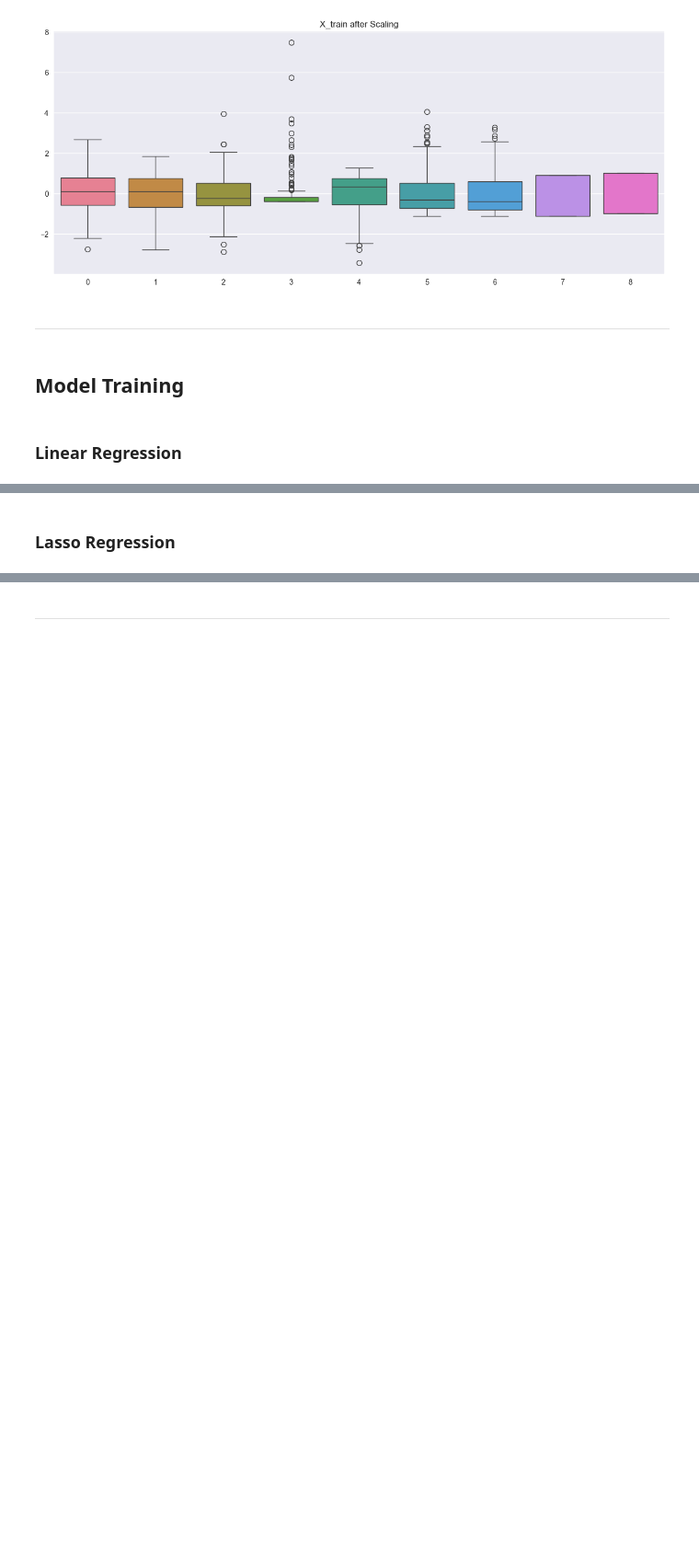
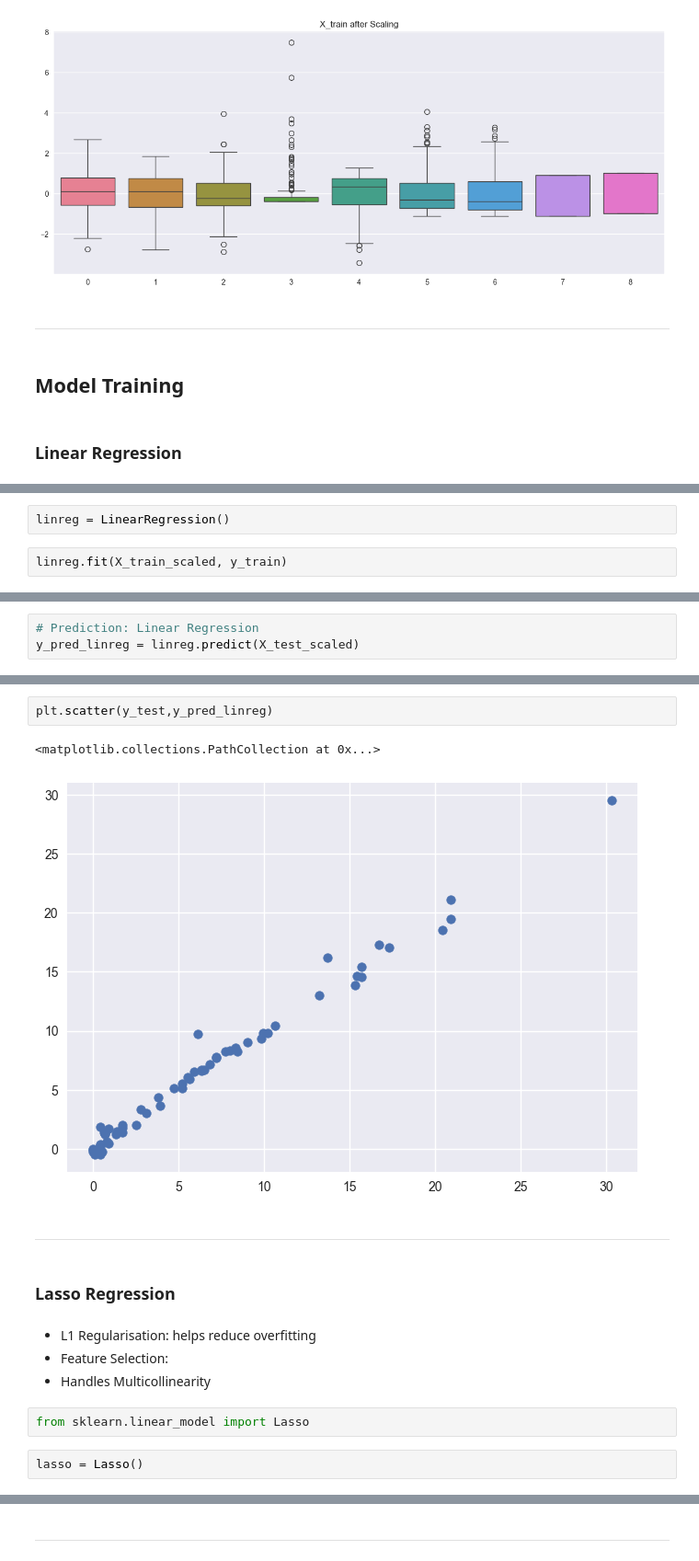
Before and after one commit to iceyisaak/ml-regression-forrest-fire-prediction, a Jupyter notebook: 2_eda-and-model-training.ipynb, the cells around one changed output, grey strips where cells are left out. Shown at 92% size. Saved outputs shown, nothing was run; the diff lists cells and outputs as text; blank space fills up the shorter version.

Commit message:
Done training models

```diff
--- a/2_eda-and-model-training.ipynb
+++ b/2_eda-and-model-training.ipynb
@@ -321,0 +323,4 @@ plt.title('X_train after Scaling');
+# %%
+linreg = LinearRegression()
+# %%
+linreg.fit(X_train_scaled, y_train)
@@ -321,0 +329,3 @@ plt.title('X_train after Scaling');
+# %%
+# Prediction: Linear Regression
+y_pred_linreg = linreg.predict(X_test_scaled)
@@ -322,2 +372,17 @@ plt.title('X_train after Scaling');
+# %%
+plt.scatter(y_test,y_pred_linreg)
+# %% [output]
+<matplotlib.collections.PathCollection at 0x...>
+[figure, added]
+# %% [markdown]
+---
 # %% [markdown]
 ### Lasso Regression
+# %% [markdown]
+- L1 Regularisation: helps reduce overfitting
+- Feature Selection:
+- Handles Multicollinearity
+# %%
+from sklearn.linear_model import Lasso
+# %%
+lasso = Lasso()
```
Also changed, not shown: parts of 78 cells of this notebook, 2 other files.
